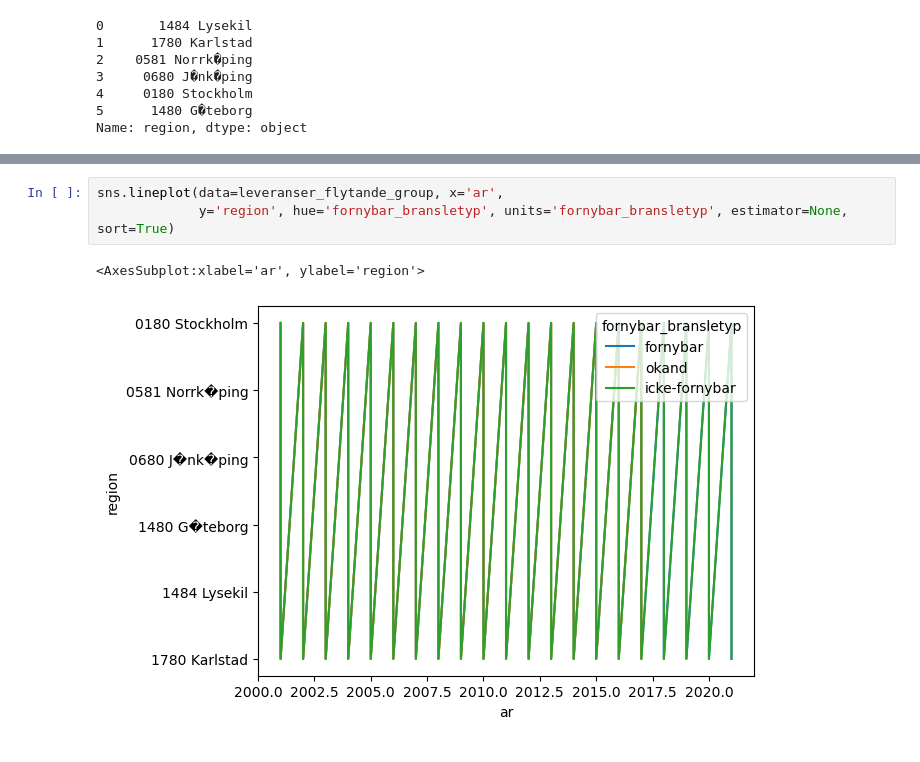
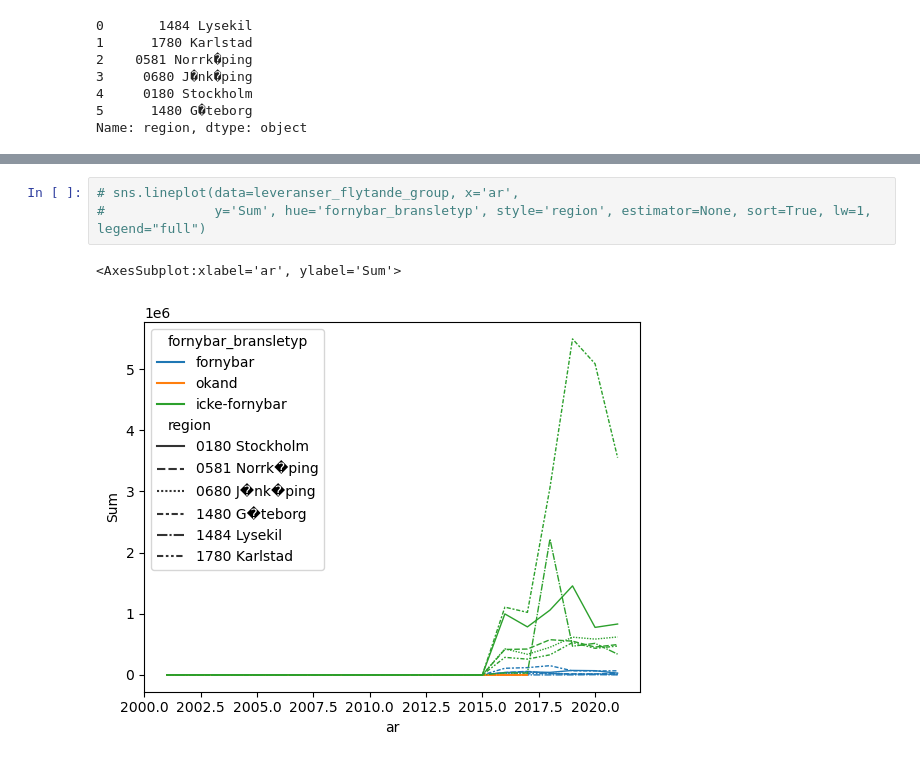
Before and after one commit to mnikolop/case3-swedish-energy, a Jupyter notebook: code/4-descriptive-analysis.ipynb, the cells around one changed output, grey strips where cells are left out. Saved outputs shown, nothing was run; the diff lists cells and outputs as text.

Commit message:
graphing for regions

```diff
--- a/code/4-descriptive-analysis.ipynb
+++ b/code/4-descriptive-analysis.ipynb
@@ -187,6 +167,6 @@ leveranser_flytande_group
 # %%
-sns.lineplot(data=leveranser_flytande_group, x='ar',
-             y='region', hue='fornybar_bransletyp', units='fornybar_bransletyp', estimator=None, sort=True)
+# sns.lineplot(data=leveranser_flytande_group, x='ar',
+#              y='Sum', hue='fornybar_bransletyp', style='region', estimator=None, sort=True, lw=1, legend="full")
 # %% [output]
-<AxesSubplot:xlabel='ar', ylabel='region'>
+<AxesSubplot:xlabel='ar', ylabel='Sum'>
-[figure, old version]
+[figure, new version]
```
Also changed, not shown: parts of 10 cells of this notebook.
